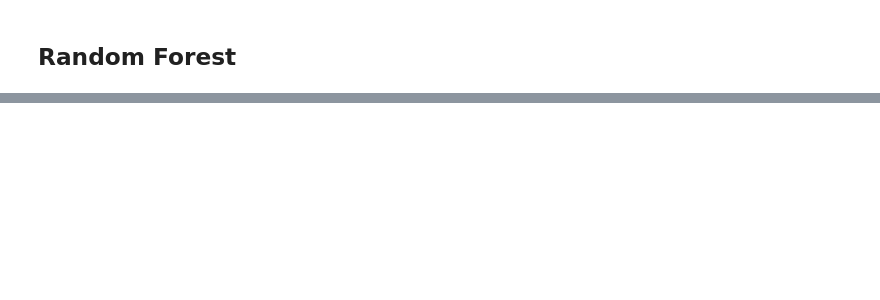
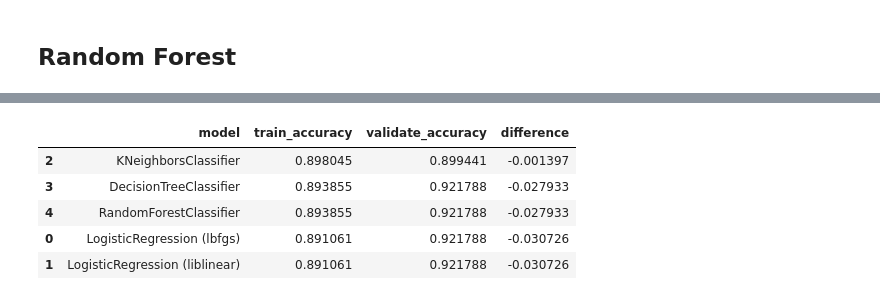
Before and after one commit to Andy-Jensen/board-game-project, a Jupyter notebook: modeling.ipynb, the cells around one changed output, grey strips where cells are left out. Cells and saved outputs as stored; diff of their text form; code cells hidden in the pictures; blank space fills up the shorter version.

```diff
--- a/modeling.ipynb
+++ b/modeling.ipynb
@@ -219,7 +281,7 @@ def models(train, val):
     }
     results.append(output)
 
-    knn= KNeighborsClassifier(n_neighbors=3, weights='uniform')
+    knn= KNeighborsClassifier(n_neighbors=5, weights='uniform')
     knn.fit(x_train,y_train)
     in_sample= knn.score(x_train, y_train)
     out_of_sample= knn.score(x_val, y_val)
@@ -230,7 +292,7 @@ def models(train, val):
     }
     results.append(output)
 
-    dtc=DecisionTreeClassifier(max_depth=2, min_samples_leaf=1, random_state=8675309)
+    dtc=DecisionTreeClassifier(max_depth=2, min_samples_leaf=4, random_state=8675309)
     dtc.fit(x_train, y_train)
     in_sample= dtc.score(x_train, y_train)
     out_of_sample= dtc.score(x_val, y_val)
@@ -241,7 +303,7 @@ def models(train, val):
     }
     results.append(output)
 
-    rm= RandomForestClassifier(max_depth= 2, min_samples_leaf= 1, random_state=8675309)
+    rm= RandomForestClassifier(max_depth= 9, min_samples_leaf= 10, random_state=8675309)
     rm.fit(x_train, y_train)
     in_sample= rm.score(x_train, y_train)
     out_of_sample= rm.score(x_val, y_val)
@@ -266,0 +322,9 @@ models(train, val)
+# %%
+results.sort_values('difference', ascending=False)
+# %% [output]
+|  | model | train_accuracy | validate_accuracy | difference |
+| 2 | KNeighborsClassifier | 0.898045 | 0.899441 | -0.001397 |
+| 3 | DecisionTreeClassifier | 0.893855 | 0.921788 | -0.027933 |
+| 4 | RandomForestClassifier | 0.893855 | 0.921788 | -0.027933 |
+| 0 | LogisticRegression (lbfgs) | 0.891061 | 0.921788 | -0.030726 |
+| 1 | LogisticRegression (liblinear) | 0.891061 | 0.921788 | -0.030726 |
```
Also changed, not shown: parts of 14 cells of this notebook.
